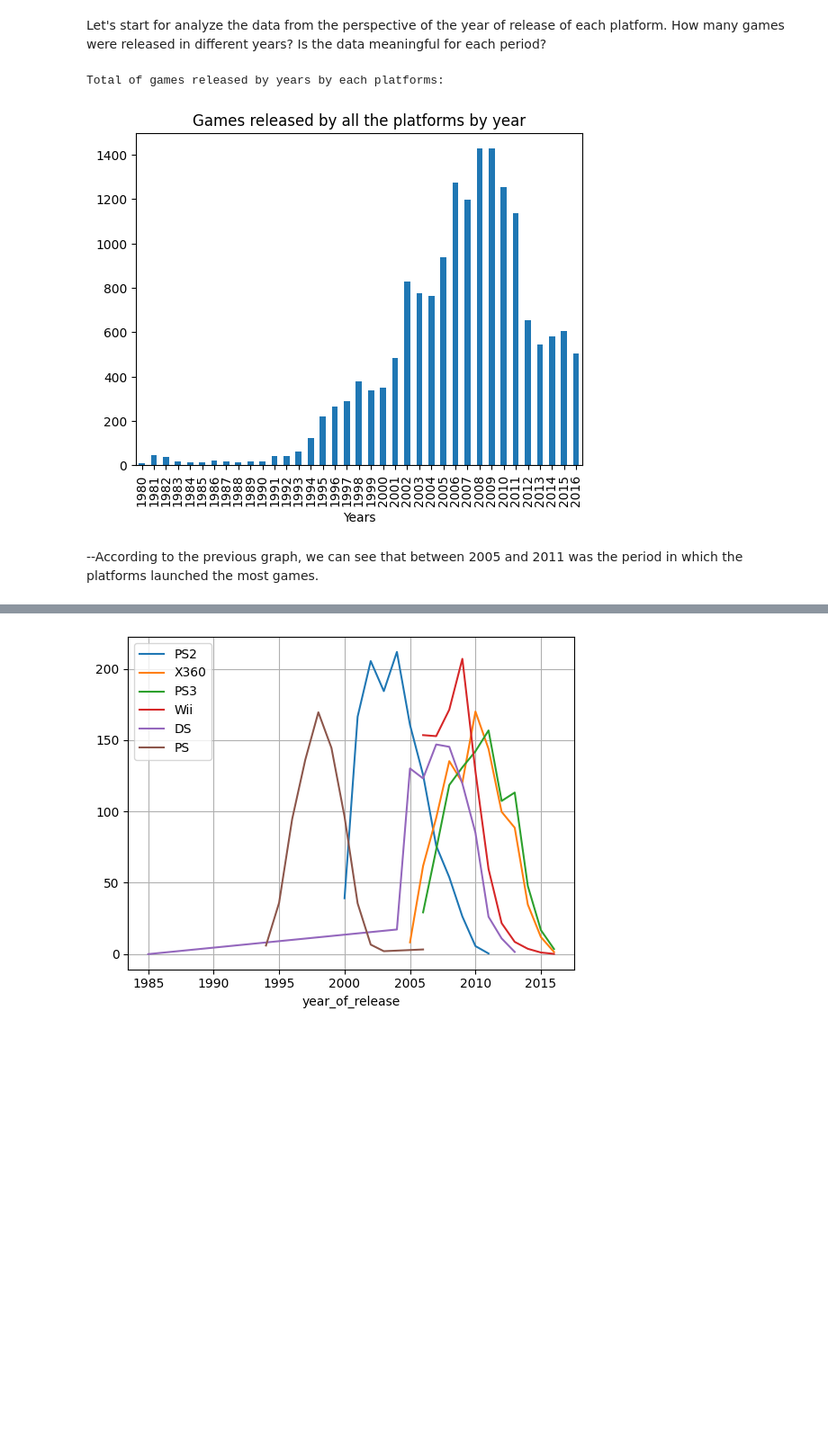
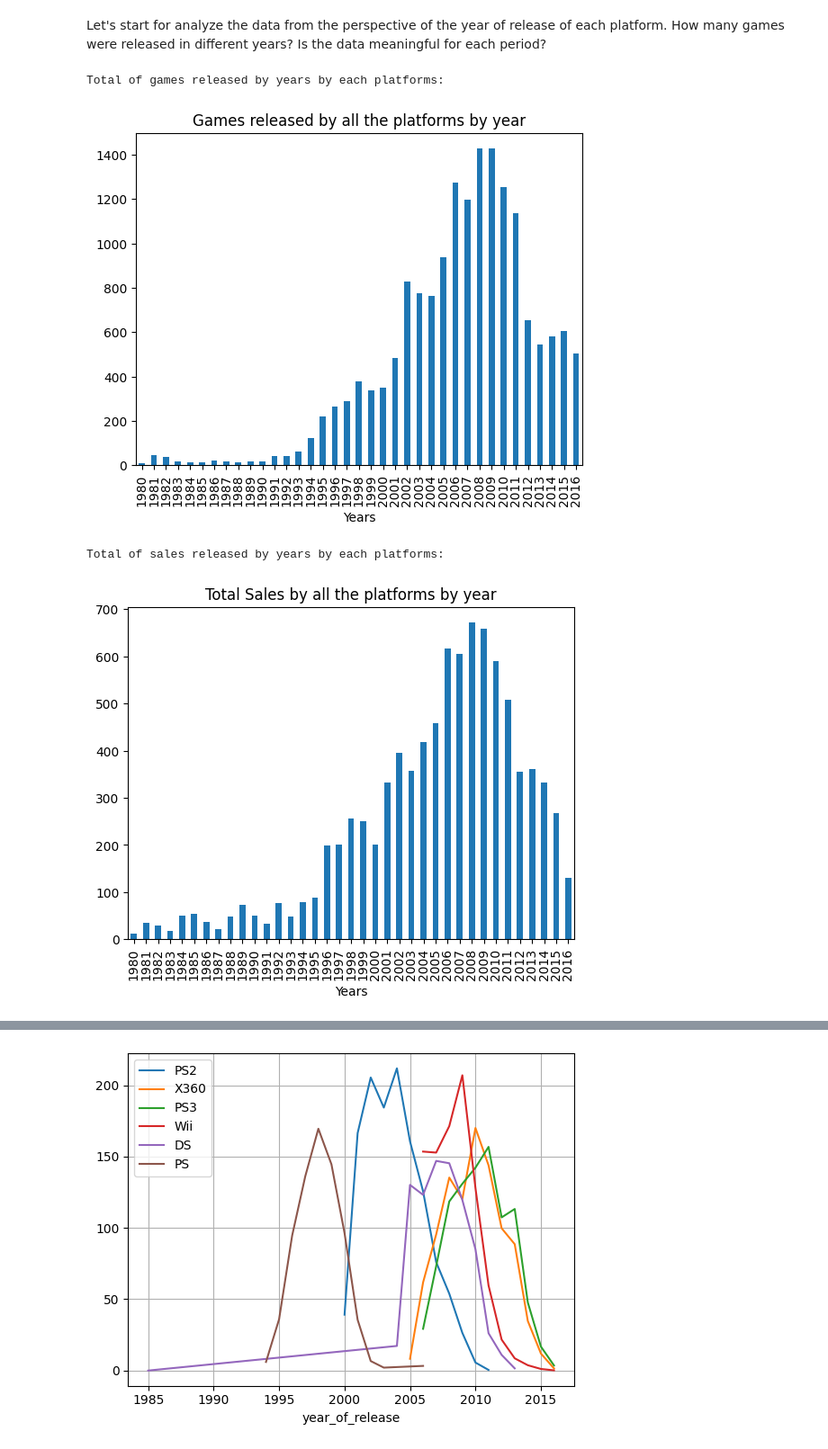
Before and after one commit to JimenaMaSuMu/VideoGameProject, a Jupyter notebook: code.ipynb, the cells around one changed output, grey strips where cells are left out. Shown: that part at 90% size. Cells and saved outputs as stored; diff of their text form; code cells hidden in the pictures; blank space fills up the shorter version.

```diff
--- a/code.ipynb
+++ b/code.ipynb
@@ -219,11 +219,15 @@ Is the data meaningful for each period?
 # %%
 #GRAPHING PLATFORMS BY YEAR.
 #print(games.groupby('year_of_release').count()['platform'])
 print('Total of games released by years by each platforms:\n')
 games.groupby('year_of_release')['platform'].count().plot(kind='bar',y='platform',x='year_of_release',xlabel='Years', title='Games released by all the platforms by year')
 plt.show()
+
+print('Total of sales released by years by each platforms:\n')
+games.groupby('year_of_release')['total_sales'].sum().plot(kind='bar',y='total_sales',x='year_of_release',xlabel='Years', title='Total Sales by all the platforms by year')
+plt.show()
 # %% [output]
 Total of games released by years by each platforms:
 [figure]
+Total of sales released by years by each platforms:
+[figure, added]
-# %% [markdown]
---According to the previous graph, we can see that between 2005 and 2011 was the period in which the platforms launched the most games.
```
Also changed, not shown: parts of 10 cells of this notebook.
